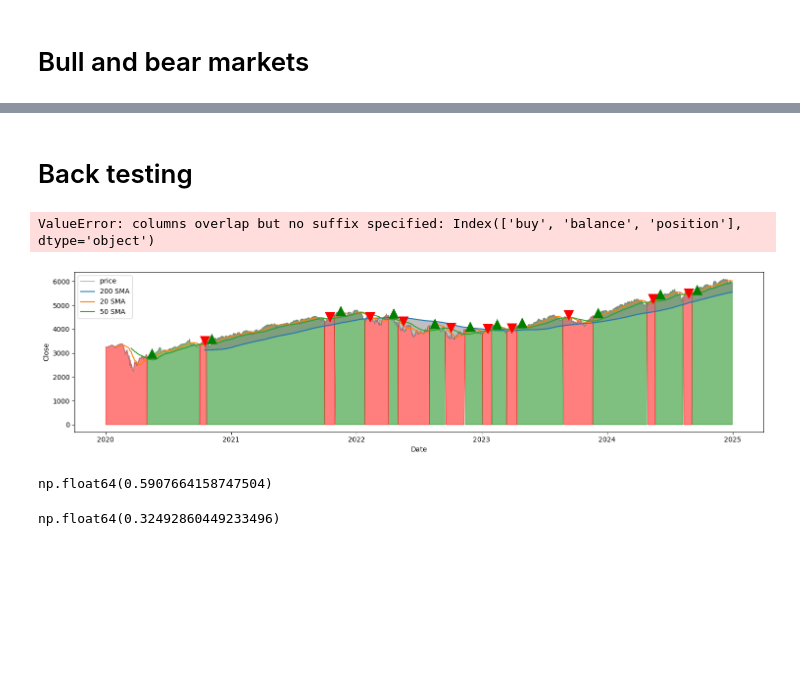
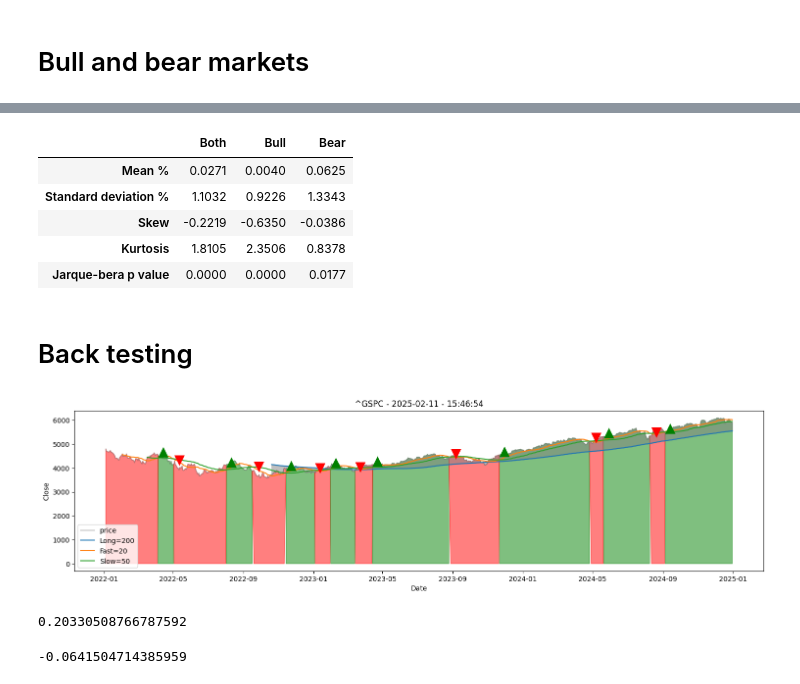
Before and after one commit to Oliver-De-Fusco/6CAP-TA-Code, a Jupyter notebook: Proof of concept.ipynb, the cells around one changed output, grey strips where cells are left out. Drawn from its saved outputs; the diff is of its cells as text; code cells hidden in the pictures; blank space fills up the shorter version.

```diff
--- a/Proof of concept.ipynb
+++ b/Proof of concept.ipynb
@@ -9,7 +8,7 @@ import pandas as pd
 # %% [markdown]
 # Set up
 # %%
-START = "2020-01-01"
+START = "2022-01-01"
 END = "2025-01-01"
 TICKER = "^GSPC"
 TITLE = TICKER + " - " +(datetime.now()).strftime("%Y-%m-%d - %H:%M:%S")
@@ -17,6 +16,8 @@ TITLE = TICKER + " - " +(datetime.now()).strftime("%Y-%m-%d - %H:%M:%S")
 data = yf.download(TICKER, start=START, end=END,multi_level_index=False)
 
 data["log_return"] = np.log(data["Close"] / data["Close"].shift(1))
+
+data.dropna(inplace=True)
 # %% [output]
 [*********************100%***********************]  1 of 1 completed
 # %%
@@ -37,9 +38,12 @@ plt.show()
 def sma(data, t):
     return data.shift(1).rolling(t).mean()
 # %%
-data["SMA_fast"] = sma(data["Close"],20)
-data["SMA_slow"] = sma(data["Close"],50)
-data["SMA_long"] = sma(data["Close"],200)
+Fast = 20
+Slow = 50
+Long = 200
+data["SMA_fast"] = sma(data["Close"],Fast)
+data["SMA_slow"] = sma(data["Close"],Slow)
+data["SMA_long"] = sma(data["Close"],Long)
 # %%
 fig = plt.figure(figsize=(15,4))
 ax1 = sns.lineplot(data["Close"],label="Close")
@@ -121,8 +136,22 @@ jarque_bera(data["log_return"].where(~data["bull"]).dropna())
+# %%
+combined = pd.concat([both,bull,bear])
+combined.index = ["Both", "Bull", "Bear"]
+combined["Mean %"] *= 100
+combined["Standard deviation %"] *= 100
+
+round(combined.T,4)
+# %% [output]
+|  | Both | Bull | Bear |
+| Mean % | 0.0271 | 0.0040 | 0.0625 |
+| Standard deviation % | 1.1032 | 0.9226 | 1.3343 |
+| Skew | -0.2219 | -0.6350 | -0.0386 |
+| Kurtosis | 1.8105 | 2.3506 | 0.8378 |
+| Jarque-bera p value | 0.0000 | 0.0000 | 0.0177 |
 # %% [markdown]
 # Back testing
 # %%
-# Date, Buy, Balance, Position
 last = 0
+# [Date, Buy, Balance, Position]
 equity = [(data.index[0],0,10_000,0)]
 for index, row in data.iterrows():
 
@@ -149,45 +178,43 @@ equity = equity.set_index("Date")
 data = data.join(equity)
 
 data["value"] = (data["position"] * data["Close"]) + data["balance"]
-# %% [output]
-ValueError: columns overlap but no suffix specified: Index(['buy', 'balance', 'position'], dtype='object')
 # %%
 fig, ax1 = plt.subplots(figsize=(15,4))
 
 plt.fill_between(data.index, data["Close"], 0, where=data["bull"],color="green",alpha=0.5,interpolate=True)
 plt.fill_between(data.index, data["Close"], 0, where=~data["bull"],color="red",alpha=0.5,interpolate=True)
 plt.fill_between(data.index, data["Close"], data["SMA_long"],color="grey",alpha=0.5,interpolate=True)
 
 ax1 = sns.lineplot(data["Close"],color="grey",alpha=0.5, label="price")
-ax1 = sns.lineplot(data["SMA_long"],label="200 SMA")
-ax1 = sns.lineplot(data["SMA_fast"], label="20 SMA")
-ax1 = sns.lineplot(data["SMA_slow"], label="50 SMA")
+ax1 = sns.lineplot(data["SMA_long"],label=f"{Long=}")
+ax1 = sns.lineplot(data["SMA_fast"], label=f"{Fast=}")
+ax1 = sns.lineplot(data["SMA_slow"], label=f"{Slow=}")
 # sns.lineplot(data["value"])
 
 df_filt = data[data["buy"] != 0.0]
 
 for index, value in df_filt.iterrows():
     if value["buy"] == -1.0:
         ax1.annotate("▼",(index,value["Close"]), color="red",fontsize=20)
     if value["buy"] == 1.0:
         ax1.annotate("▲",(index,value["Close"]), color="green",fontsize=20)
 
 fig.tight_layout()
-
+ax1.set_title(TITLE)
 plt.show()
 # %% [output]
-[figure, old version]
+[figure, new version]
 # %%
 # data.to_excel("test.xlsx")
 # %%
 data["log_return"].sum()
 # %% [output]
-np.float64(0.5907664158747504)
+0.20330508766787592
 # %%
 data["value_log_return"] = np.log((data["value"] / data["value"].shift(1)))
 
 data["value_log_return"].sum()
 # %% [output]
-np.float64(0.32492860449233496)
+-0.0641504714385959
 # %%
 fig, ax1 = plt.subplots(figsize=(15,4))
```
Also changed, not shown: parts of 32 cells of this notebook.
